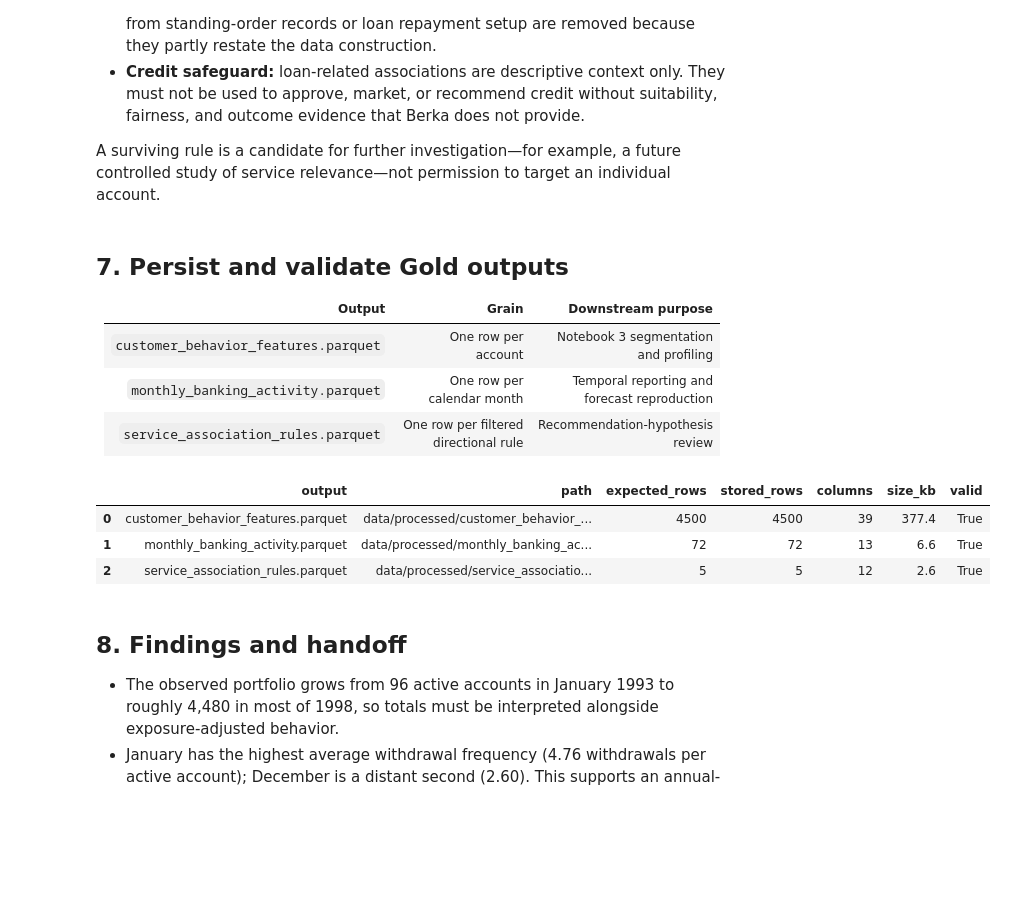
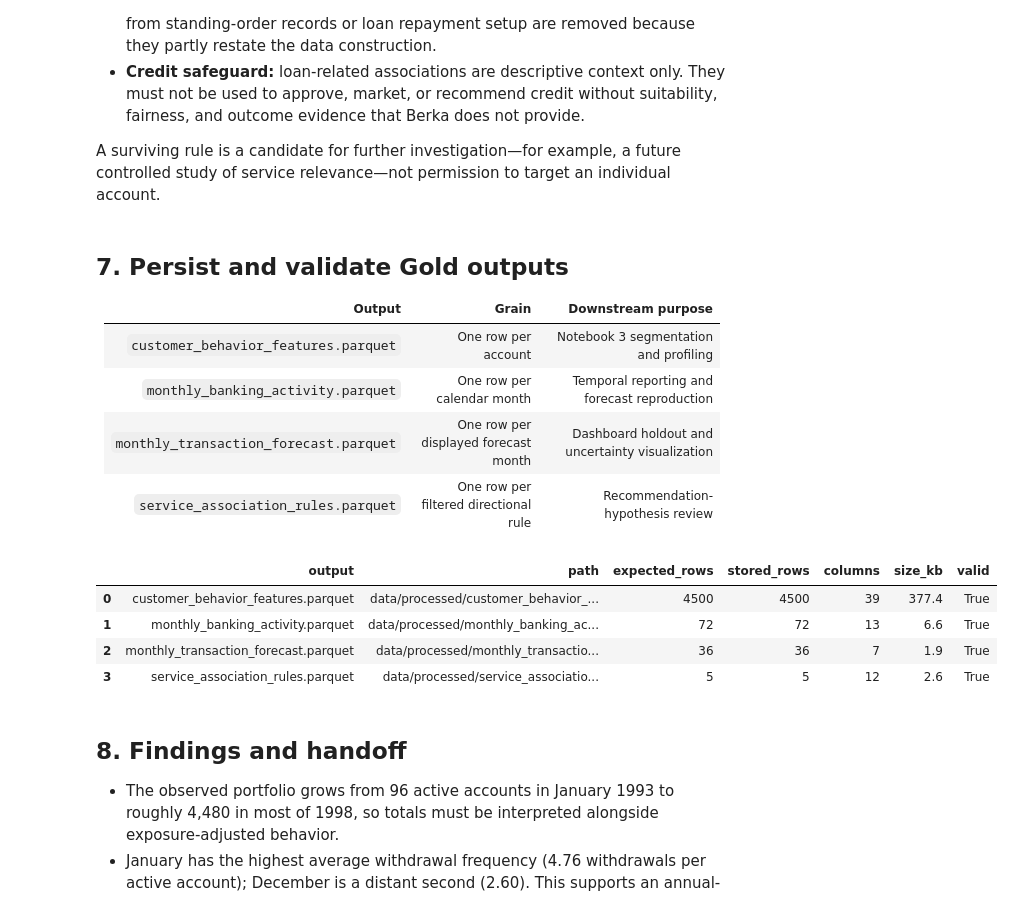
Before and after one commit to antonsoss/transaction-intelligence-customer-analytics, a Jupyter notebook: notebooks/02_behavioral_and_temporal_analysis.ipynb, the cells around one changed output. Saved outputs shown, nothing was run; the diff lists cells and outputs as text; code cells hidden in the pictures; blank space fills up the shorter version.

```diff
--- a/notebooks/02_behavioral_and_temporal_analysis.ipynb
+++ b/notebooks/02_behavioral_and_temporal_analysis.ipynb
@@ -1063,6 +1063,26 @@ forecast_evaluation = pd.DataFrame(
     ]
 ).sort_values("MAE").reset_index(drop=True)
 display(forecast_evaluation)
+
+forecast_index = train.index[-24:].append(test.index)
+monthly_transaction_forecast = pd.DataFrame(
+    {
+        "month": forecast_index,
+        "period": np.where(forecast_index < test.index.min(), "training", "test"),
+        "observed_transaction_count": activity_series.reindex(forecast_index).astype("int64").to_numpy(),
+        "seasonal_naive": seasonal_naive.reindex(forecast_index).to_numpy(),
+        "sarima_forecast": sarima_forecast.reindex(forecast_index).to_numpy(),
+        "sarima_lower_95": sarima_interval.iloc[:, 0].reindex(forecast_index).to_numpy(),
+        "sarima_upper_95": sarima_interval.iloc[:, 1].reindex(forecast_index).to_numpy(),
+    }
+)
+assert len(monthly_transaction_forecast) == 36
+assert (monthly_transaction_forecast["period"] == "training").sum() == 24
+assert (monthly_transaction_forecast["period"] == "test").sum() == 12
+assert monthly_transaction_forecast.loc[
+    monthly_transaction_forecast["period"] == "test",
+    ["seasonal_naive", "sarima_forecast", "sarima_lower_95", "sarima_upper_95"],
+].notna().all().all()
 
 fig, ax = plt.subplots(figsize=(13, 5.8))
 ax.plot(train.index[-24:], train.iloc[-24:], label="Training history", color="#4C78A8")
@@ -1305,11 +1325,13 @@ A surviving rule is a candidate for further investigation—for example, a futur
 |---|---|---|
 | `customer_behavior_features.parquet` | One row per account | Notebook 3 segmentation and profiling |
 | `monthly_banking_activity.parquet` | One row per calendar month | Temporal reporting and forecast reproduction |
+| `monthly_transaction_forecast.parquet` | One row per displayed forecast month | Dashboard holdout and uncertainty visualization |
 | `service_association_rules.parquet` | One row per filtered directional rule | Recommendation-hypothesis review |
 # %%
 outputs = {
     "customer_behavior_features.parquet": customer_features,
     "monthly_banking_activity.parquet": monthly_activity,
+    "monthly_transaction_forecast.parquet": monthly_transaction_forecast,
     "service_association_rules.parquet": association_rules_output,
 }
 
@@ -1324,34 +1346,35 @@ for index, (filename, frame) in enumerate(outputs.items()):
         + sql_literal(output_path)
         + " (FORMAT PARQUET, COMPRESSION ZSTD)"
     )
     connection.unregister(relation_name)
 
 output_validation_rows = []
 for filename, frame in outputs.items():
     output_path = PROCESSED_DIR / filename
     stored_rows = connection.execute(
         "SELECT COUNT(*) FROM read_parquet(" + sql_literal(output_path) + ")"
     ).fetchone()[0]
     output_validation_rows.append(
         {
             "output": filename,
             "path": str(output_path.relative_to(PROJECT_ROOT)),
             "expected_rows": len(frame),
             "stored_rows": stored_rows,
             "columns": len(frame.columns),
             "size_kb": round(output_path.stat().st_size / 1024, 1),
             "valid": stored_rows == len(frame),
         }
     )
 
 output_validation = pd.DataFrame(output_validation_rows)
 display(output_validation)
 assert output_validation["valid"].all()
 # %% [output]
 |  | output | path | expected_rows | stored_rows | columns | size_kb | valid |
 | 0 | customer_behavior_features.parquet | data/processed/customer_behavior_... | 4500 | 4500 | 39 | 377.4 | True |
 | 1 | monthly_banking_activity.parquet | data/processed/monthly_banking_ac... | 72 | 72 | 13 | 6.6 | True |
-| 2 | service_association_rules.parquet | data/processed/service_associatio... | 5 | 5 | 12 | 2.6 | True |
+| 2 | monthly_transaction_forecast.parquet | data/processed/monthly_transactio... | 36 | 36 | 7 | 1.9 | True |
+| 3 | service_association_rules.parquet | data/processed/service_associatio... | 5 | 5 | 12 | 2.6 | True |
 # %% [markdown]
 ## 8. Findings and handoff
 
```
Also changed, not shown: parts of 1 cell of this notebook, 35 other files.
